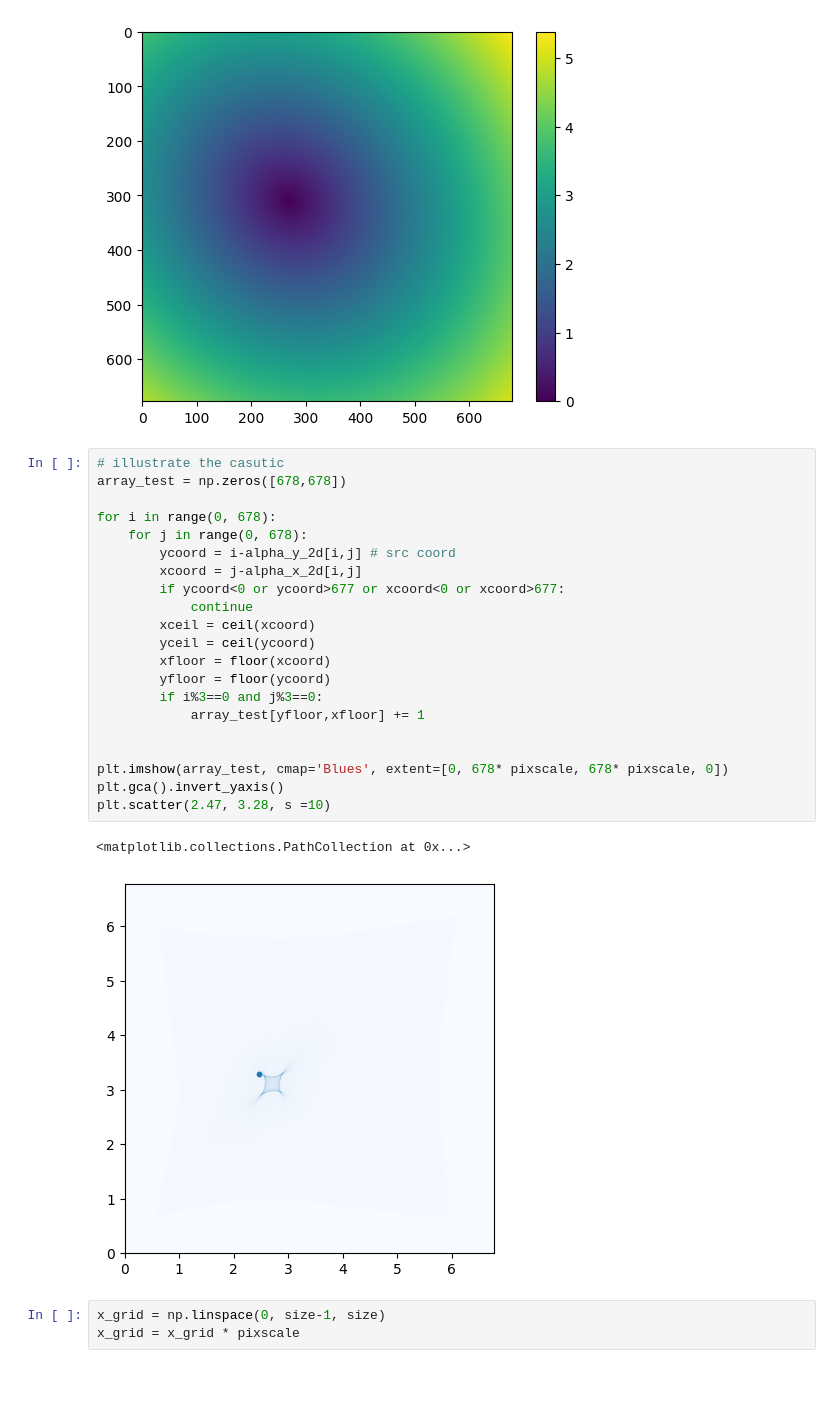
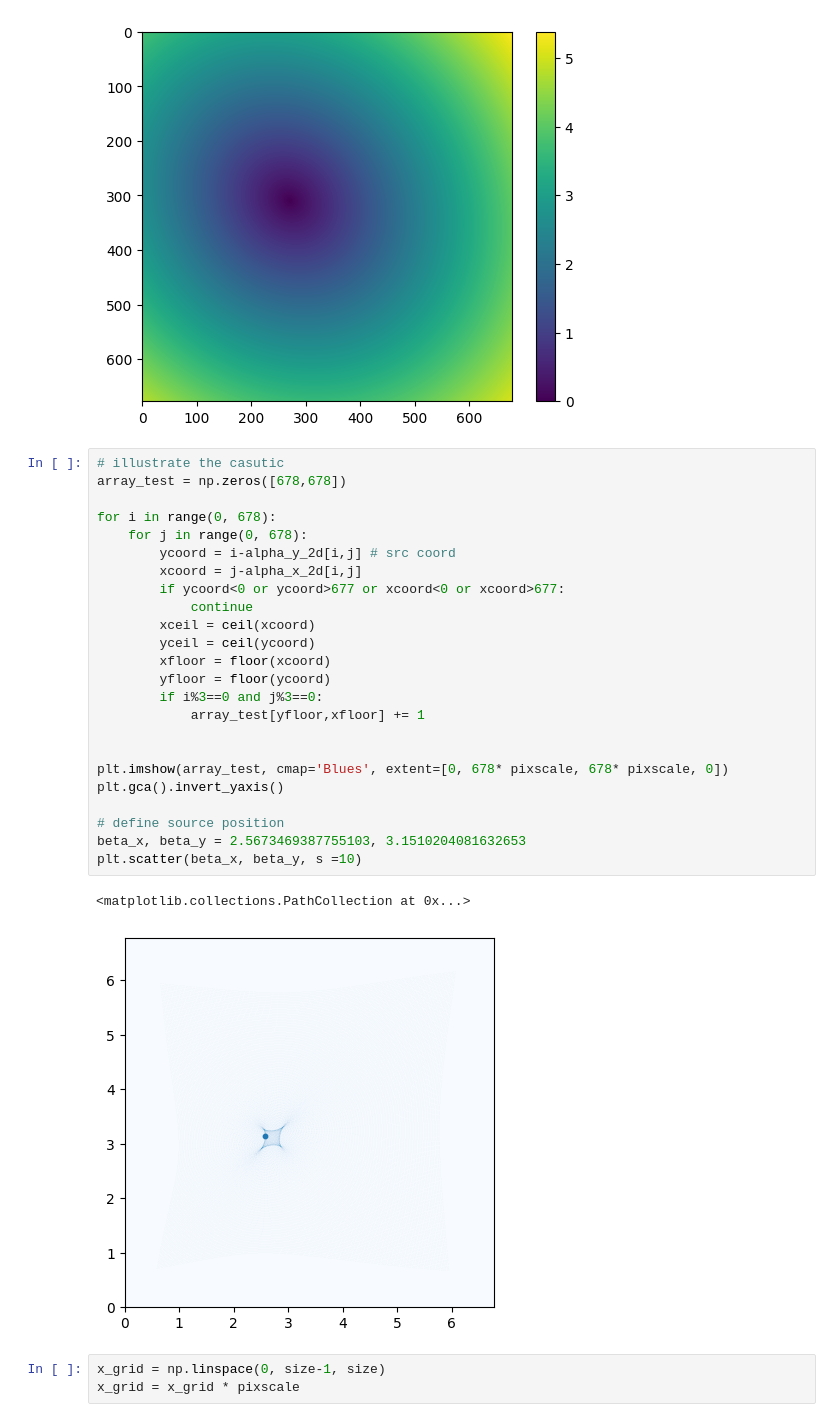
Before and after one commit to diceandcats/SURE-GW-lensing-cont, a Jupyter notebook: Real stuffs/Interpol_test.ipynb, the cells around one changed output. Cells and saved outputs as stored; diff of their text form; blank space fills up the shorter version.

```diff
--- a/Real stuffs/Interpol_test.ipynb
+++ b/Real stuffs/Interpol_test.ipynb
@@ -62,27 +62,30 @@ plt.colorbar()
 # %%
 # illustrate the casutic
 array_test = np.zeros([678,678])
 
 for i in range(0, 678):
     for j in range(0, 678):
         ycoord = i-alpha_y_2d[i,j] # src coord
         xcoord = j-alpha_x_2d[i,j]
         if ycoord<0 or ycoord>677 or xcoord<0 or xcoord>677:
             continue
         xceil = ceil(xcoord)
         yceil = ceil(ycoord)
         xfloor = floor(xcoord)
         yfloor = floor(ycoord)
         if i%3==0 and j%3==0:
             array_test[yfloor,xfloor] += 1
 
 
 plt.imshow(array_test, cmap='Blues', extent=[0, 678* pixscale, 678* pixscale, 0])
 plt.gca().invert_yaxis()
-plt.scatter(2.47, 3.28, s =10)
+
+# define source position
+beta_x, beta_y = 2.5673469387755103, 3.1510204081632653
+plt.scatter(beta_x, beta_y, s =10)
 # %% [output]
 <matplotlib.collections.PathCollection at 0x...>
-[figure, old version]
+[figure, new version]
 # %%
 x_grid = np.linspace(0, size-1, size)
 x_grid = x_grid * pixscale
```
Also changed, not shown: parts of 7 cells of this notebook, 2 other files.
